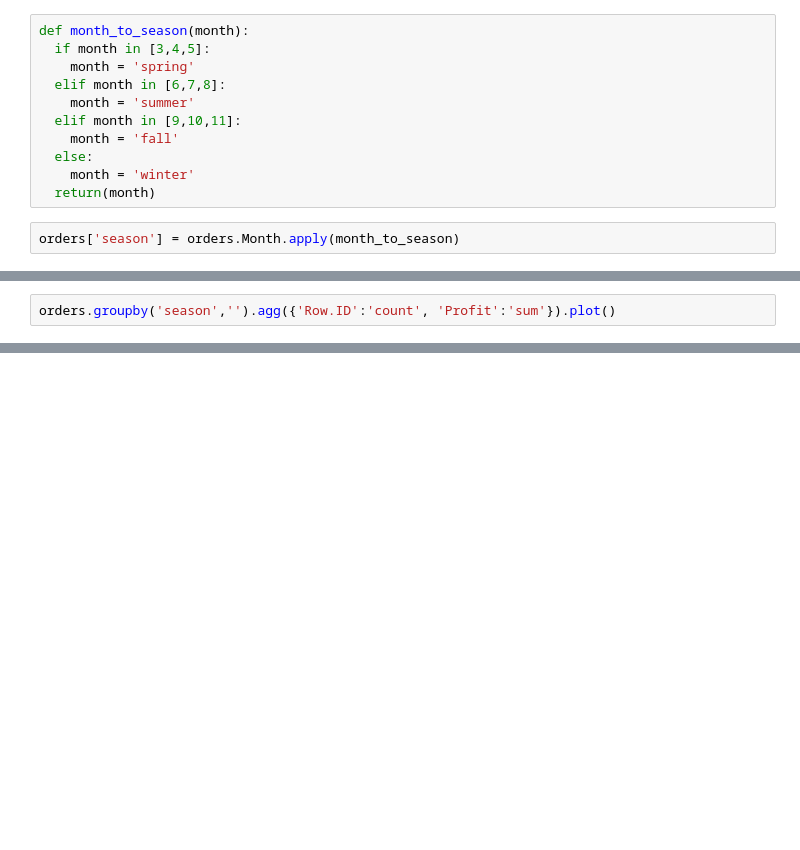
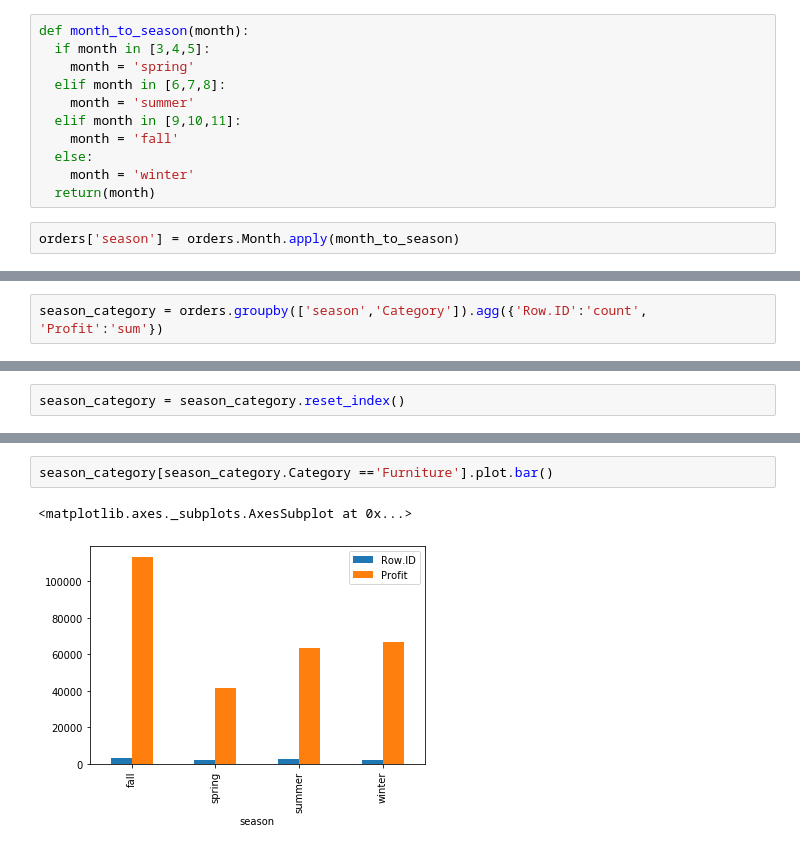
Before and after one commit to pathakg24/ml-learning-lab, a Jupyter notebook: lab_code.ipynb, the cells around one changed output, grey strips where cells are left out. Drawn from its saved outputs; the diff is of its cells as text; blank space fills up the shorter version.

```diff
--- a/lab_code.ipynb
+++ b/lab_code.ipynb
@@ -40,4 +40,4 @@ orders.sample(10)
 | 20670 | 8954 | MX-2014-CD1198051-41991 | 12/18/14 | 12/22/14 | Second Class | CD-1198051 | Carol Darley | Consumer | NaN | ... |
 | 2194 | 26101 | IN-2015-AJ1078058-42245 | 8/29/15 | 9/4/15 | Standard Class | AJ-1078058 | Anthony Jacobs | Corporate | NaN | ... |
 # %%
-orders.groupby('season','').agg({'Row.ID':'count', 'Profit':'sum'}).plot()
+season_category = orders.groupby(['season','Category']).agg({'Row.ID':'count', 'Profit':'sum'})
@@ -46,0 +44,2 @@ orders.groupby('season','').agg({'Row.ID':'count', 'Profit':'sum'}).plot()
+# %%
+season_category = season_category.reset_index()
@@ -46,0 +63,5 @@ orders.groupby('season','').agg({'Row.ID':'count', 'Profit':'sum'}).plot()
+# %%
+season_category[season_category.Category =='Furniture'].plot.bar()
+# %% [output]
+<matplotlib.axes._subplots.AxesSubplot at 0x...>
+[figure, added]
```
Also changed, not shown: parts of 5 cells of this notebook.
